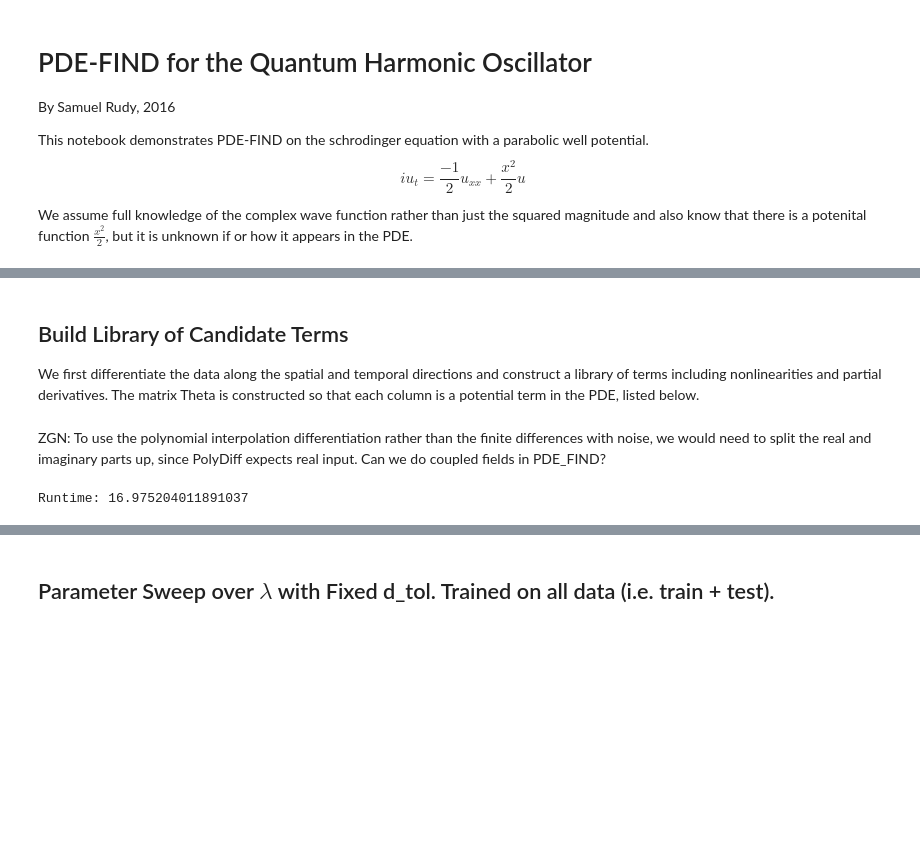
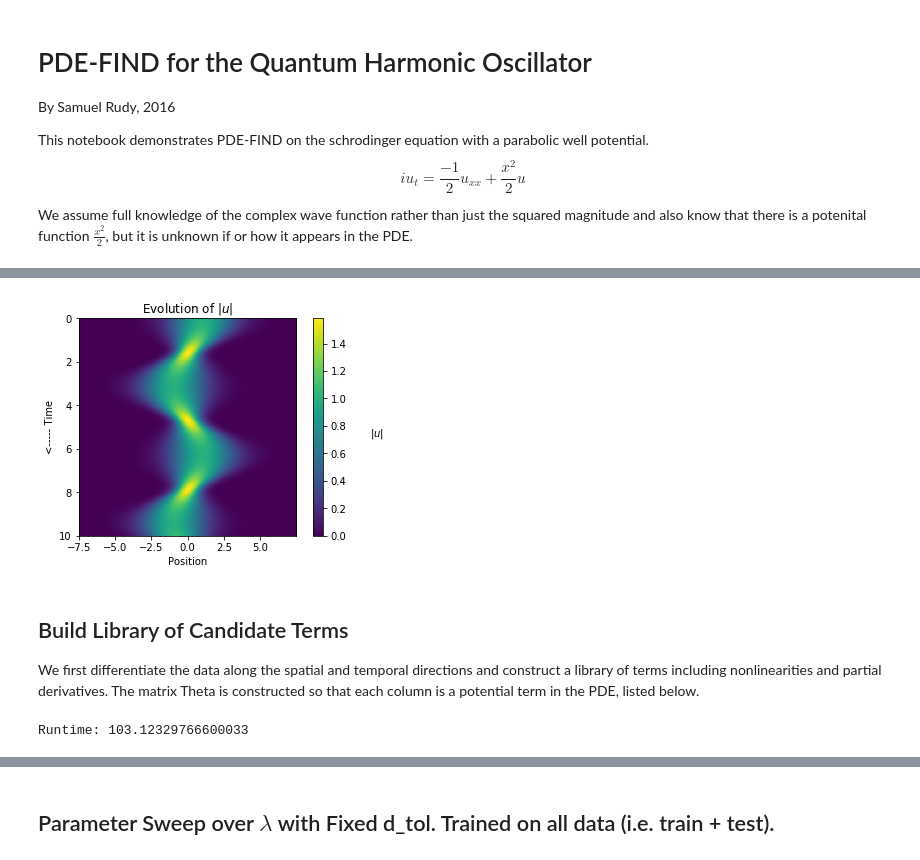
Before and after one commit to znicolaou/manybody, a Jupyter notebook: QuantumHarmonicOscillator_09-12-2021.ipynb, the cells around one changed output, grey strips where cells are left out. Cells and saved outputs as stored; diff of their text form; code cells hidden in the pictures; blank space fills up the shorter version.

```diff
--- a/QuantumHarmonicOscillator_09-12-2021.ipynb
+++ b/QuantumHarmonicOscillator_09-12-2021.ipynb
@@ -71,0 +48,16 @@ plt.show()
+# %%
+times=np.fromfile("times.dat")
+grid=np.fromfile("grid.dat")
+vals=np.fromfile("vals.dat")
+
+dat=np.reshape(vals[::2]+1j*vals[1::2],(len(times),len(grid)))
+plt.imshow(abs(dat),extent=(grid[0],grid[-1],times[-1],times[0]),aspect=1.5)
+cbar = plt.colorbar()
+cbar.ax.get_yaxis().labelpad = 30
+cbar.ax.set_ylabel('$|u|$', rotation=0)
+plt.xlabel("Position")
+plt.ylabel("<----- Time")
+plt.title("Evolution of $|u|$")
+plt.show()
+# %% [output]
+[figure, added]
@@ -73,31 +73,34 @@ plt.show()
 ## Build Library of Candidate Terms
 
 We first differentiate the data along the spatial and temporal directions and construct a library of terms including nonlinearities and partial derivatives.  The matrix Theta is constructed so that each column is a potential term in the PDE, listed below.
-# %% [markdown]
-ZGN: To use the polynomial interpolation differentiation rather than the finite differences with noise, we would need to split the real and imaginary parts up, since PolyDiff expects real input. Can we do coupled fields in PDE_FIND?
 # %%
 start=timeit.default_timer()
 
-ut = np.zeros((m,n), dtype=np.complex64)
-ux = np.zeros((m,n), dtype=np.complex64)
-uxx = np.zeros((m,n), dtype=np.complex64)
-uxxx = np.zeros((m,n), dtype=np.complex64)
+ut = np.zeros((m-10,n-10), dtype=np.complex64)
+ux = np.zeros((m-10,n-10), dtype=np.complex64)
+uxx = np.zeros((m-10,n-10), dtype=np.complex64)
+uxxx = np.zeros((m-10,n-10), dtype=np.complex64)
 
-for i in range(n):
-    ut[:,i] = PDE_FIND.FiniteDiff(u[:,i], dt, 1)
-for i in range(m):
-    ux[i,:] = PDE_FIND.FiniteDiff(u[i,:], dx, 1)
-    uxx[i,:] = PDE_FIND.FiniteDiff(u[i,:], dx, 2)
-    uxxx[i,:] = PDE_FIND.FiniteDiff(u[i,:], dx, 3)
+for i in range(n-10):
+    pdr=PDE_FIND.PolyDiff(np.real(u[:,i+5]), dt*np.arange(m), diff=1)
+    pdi=PDE_FIND.PolyDiff(np.imag(u[:,i+5]), dt*np.arange(m), diff=1)
+    ut[:,i] = pdr[:,0]+1j*pdi[:,0]
+for i in range(m-10):
+    pdr=PDE_FIND.PolyDiff(np.real(u[i+5,:]), np.arange(n), diff=3)
+    pdi=PDE_FIND.PolyDiff(np.imag(u[i+5,:]), np.arange(n), diff=3)
+    ux[i,:]=pdr[:,0]+1j*pdi[:,0]
+    uxx[i,:]=pdr[:,1]+1j*pdi[:,1]
+    uxxx[i,:]=pdr[:,2]+1j*pdi[:,2]
 
-ut = np.reshape(ut, (n*m,1), order='F')
-ux = np.reshape(ux, (n*m,1), order='F')
-uxx = np.reshape(uxx, (n*m,1), order='F')
-uxxx = np.reshape(uxxx, (n*m,1), order='F')
-X_ders = np.hstack([np.ones((n*m,1)),ux,uxx,uxxx])
-X_data = np.hstack([np.reshape(u, (n*m,1), order='F'),
-                    np.reshape(abs(u), (n*m,1), order='F'),
-                    np.reshape(potential, (n*m,1), order='F')])
+ut = np.reshape(ut, ((n-10)*(m-10),1), order='F')
+ux = np.reshape(ux, ((n-10)*(m-10),1), order='F')
+uxx = np.reshape(uxx, ((n-10)*(m-10),1), order='F')
+uxxx = np.reshape(uxxx, ((n-10)*(m-10),1), order='F')
+
+X_ders = np.hstack([np.ones(((n-10)*(m-10),1)),ux,uxx,uxxx])
+X_data = np.hstack([np.reshape(u[5:-5,5:-5], ((n-10)*(m-10),1), order='F'),
+                    np.reshape(abs(u[5:-5,5:-5]), ((n-10)*(m-10),1), order='F'),
+                    np.reshape(potential[5:-5,5:-5], ((n-10)*(m-10),1), order='F')])
 derivatives_description = ['','u_{x}','u_{xx}', 'u_{xxx}']
 
 X, descr = PDE_FIND.build_Theta(X_data, X_ders, derivatives_description, 2, data_description = ['u','|u|','V'])
@@ -105,7 +108,7 @@ X, descr = PDE_FIND.build_Theta(X_data, X_ders, derivatives_description, 2, data
 stop=timeit.default_timer()
 print("Runtime:", stop-start)
 # %% [output]
-Runtime: 16.975204011891037
+Runtime: 103.12329766600033
 # %%
 plt.subplots(1,2)
 
```
Also changed, not shown: parts of 14 cells of this notebook, 2 other files.
